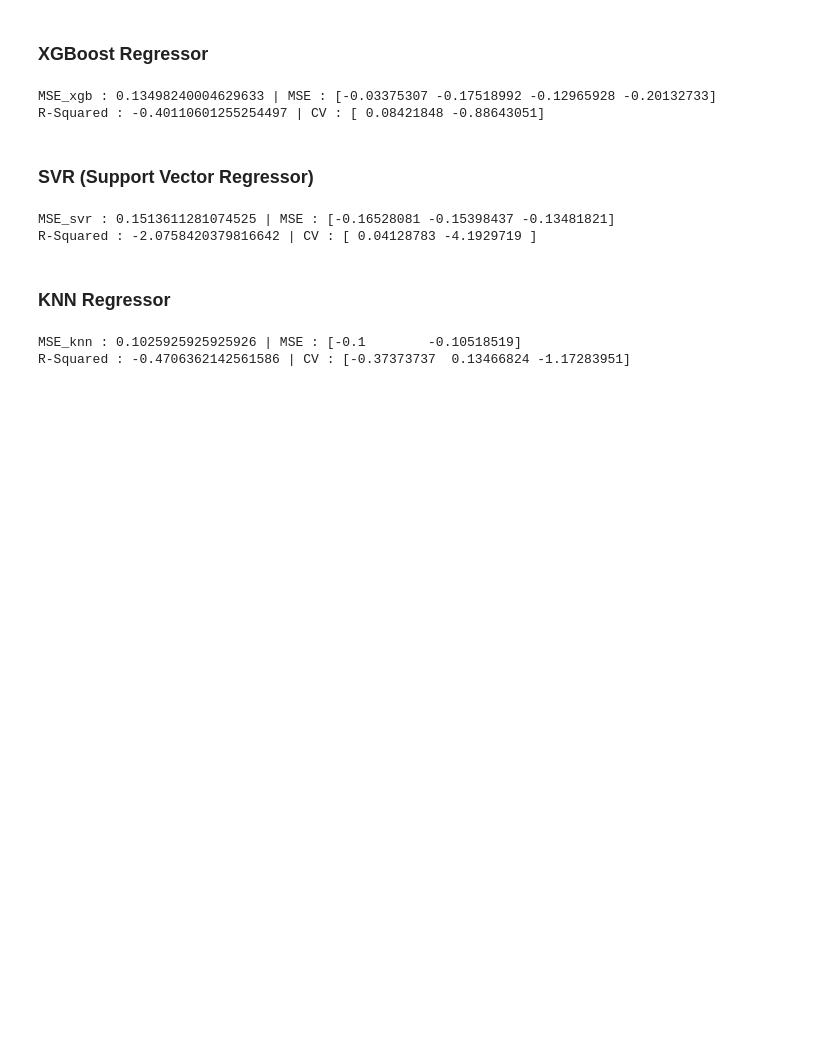
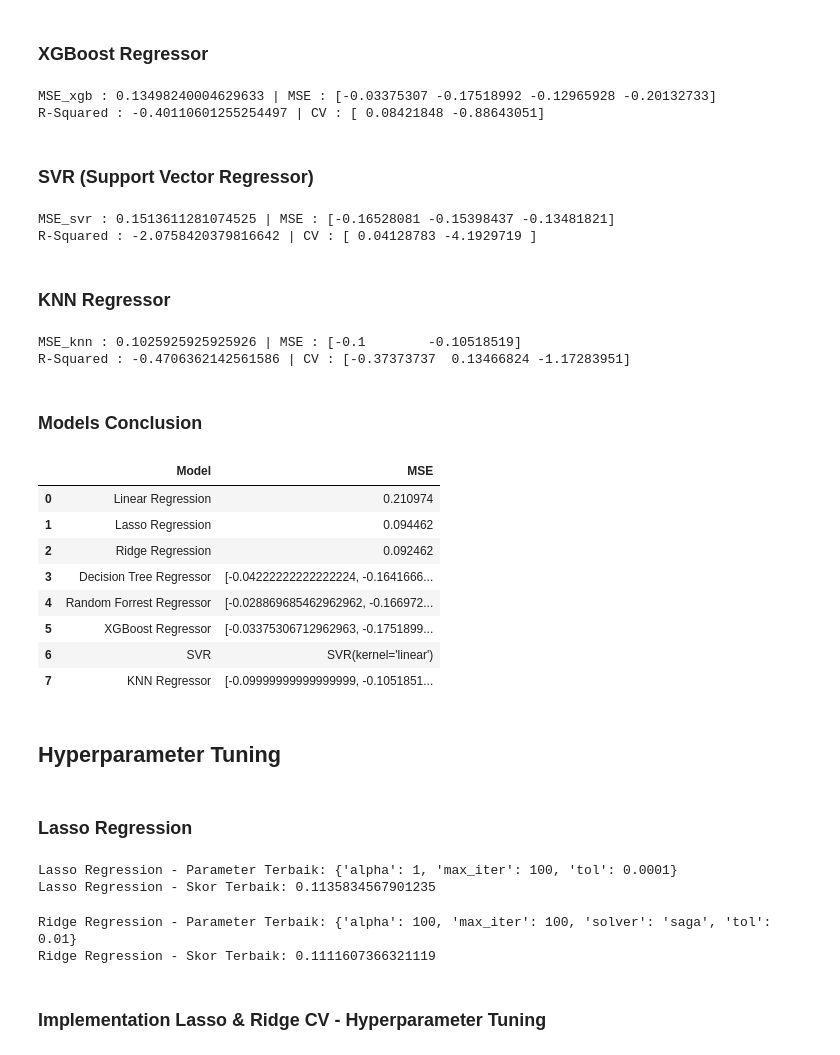
Before and after one commit to TheOX7/WIT, a Jupyter notebook: predict_income.ipynb, the cells around one changed output. Cells and saved outputs as stored; diff of their text form; code cells hidden in the pictures; blank space fills up the shorter version.

```diff
--- a/predict_income.ipynb
+++ b/predict_income.ipynb
@@ -364,3 +364,75 @@ print(f"R-Squared : {r2_knn.mean()} | CV : {r2_knn}")
 # %% [output]
 MSE_knn : 0.1025925925925926 | MSE : [-0.1        -0.10518519]
 R-Squared : -0.4706362142561586 | CV : [-0.37373737  0.13466824 -1.17283951]
+# %% [markdown]
+### Models Conclusion
+# %%
+df_models = {
+    'Model' : ['Linear Regression', 'Lasso Regression', 'Ridge Regression', 'Decision Tree Regressor', 'Random Forrest Regressor', 'XGBoost Regressor', 'SVR', 'KNN Regressor'],
+    'MSE' : [mse_lr, mse_lassocv, mse_rige_cv, mse_dtr, mse_rfr, mse_xgb, mse_svr, mse_knn]
+}
+# %%
+pd.DataFrame(df_models)
+# %% [output]
+|  | Model | MSE |
+| 0 | Linear Regression | 0.210974 |
+| 1 | Lasso Regression | 0.094462 |
+| 2 | Ridge Regression | 0.092462 |
+| 3 | Decision Tree Regressor | [-0.04222222222222224, -0.1641666... |
+| 4 | Random Forrest Regressor | [-0.028869685462962962, -0.166972... |
+| 5 | XGBoost Regressor | [-0.03375306712962963, -0.1751899... |
+| 6 | SVR | SVR(kernel='linear') |
+| 7 | KNN Regressor | [-0.09999999999999999, -0.1051851... |
+# %% [markdown]
+## Hyperparameter Tuning
+# %% [markdown]
+### Lasso Regression
+# %%
+from sklearn.linear_model import Lasso, Ridge
+from sklearn.model_selection import GridSearchCV
+
+lasso = Lasso()
+
+lasso_param_grid = {
+    'alpha': [0.01, 0.1, 1, 10, 100],
+    'max_iter': [100, 1000, 10000],
+    'tol': [1e-4, 1e-3, 1e-2]
+}
+
+# Buat objek GridSearchCV
+lasso_grid_search = GridSearchCV(lasso, lasso_param_grid, cv=5, scoring='neg_mean_squared_error')
+
+# Lakukan pencarian parameter terbaik
+lasso_grid_search.fit(X_train, y_train)
+
+# Cetak parameter terbaik dan skor terbaik
+print("Lasso Regression - Parameter Terbaik:", lasso_grid_search.best_params_)
+print("Lasso Regression - Skor Terbaik:", -lasso_grid_search.best_score_)
+# %% [output]
+Lasso Regression - Parameter Terbaik: {'alpha': 1, 'max_iter': 100, 'tol': 0.0001}
+Lasso Regression - Skor Terbaik: 0.1135834567901235
+# %%
+ridge = Ridge()
+
+# Parameter yang akan Anda telusuri, termasuk parameter tambahan
+ridge_param_grid = {
+    'alpha': [0.01, 0.1, 1, 10, 100],
+    'max_iter': [100, 1000, 10000],
+    'tol': [1e-4, 1e-3, 1e-2],
+    'solver': ['auto', 'svd', 'cholesky', 'lsqr', 'saga']
+}
+
+# Buat objek GridSearchCV
+ridge_grid_search = GridSearchCV(ridge, ridge_param_grid, cv=5, scoring='neg_mean_squared_error')
+
+# Lakukan pencarian parameter terbaik
+ridge_grid_search.fit(X_train, y_train)
+
+# Cetak parameter terbaik dan skor terbaik
+print("Ridge Regression - Parameter Terbaik:", ridge_grid_search.best_params_)
+print("Ridge Regression - Skor Terbaik:", -ridge_grid_search.best_score_)
+# %% [output]
+Ridge Regression - Parameter Terbaik: {'alpha': 100, 'max_iter': 100, 'solver': 'saga', 'tol': 0.01}
+Ridge Regression - Skor Terbaik: 0.1111607366321119
+# %% [markdown]
+### Implementation Lasso & Ridge CV - Hyperparameter Tuning
```
Also changed, not shown: parts of 3 cells of this notebook.
